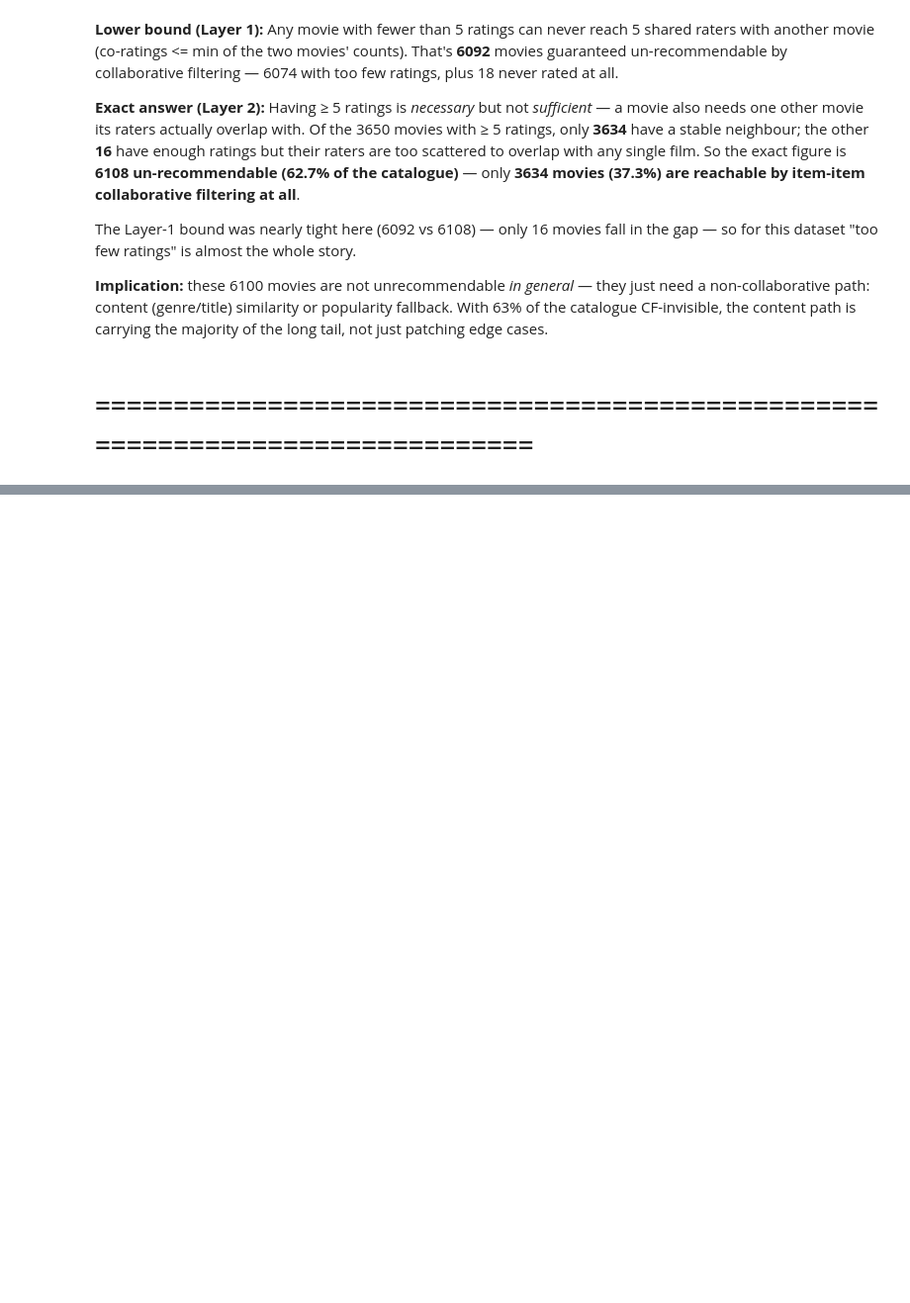
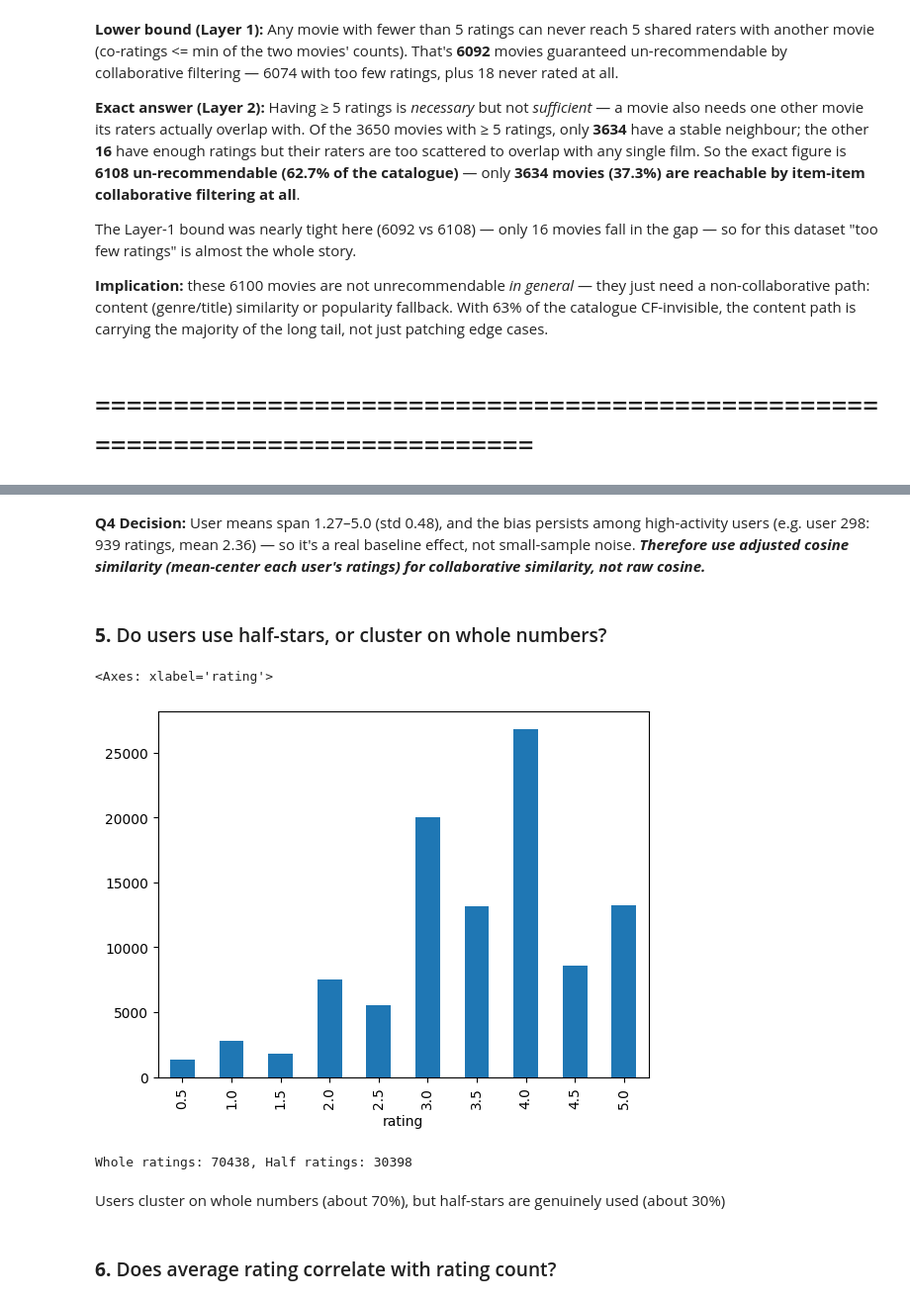
Before and after one commit to Bukunmi2108/givemore, a Jupyter notebook: pipeline/explore.ipynb, the cells around one changed output, grey strips where cells are left out. Shown at 99% size. Drawn from its saved outputs; the diff is of its cells as text; code cells hidden in the pictures; blank space fills up the shorter version.

```diff
--- a/pipeline/explore.ipynb
+++ b/pipeline/explore.ipynb
@@ -182,0 +239,20 @@ The Layer-1 bound was nearly tight here (6092 vs 6108) — only 16 movies fall i
+# %% [markdown]
+**Q4 Decision:** User means span 1.27–5.0 (std 0.48), and the bias persists among high-activity users (e.g. user 298: 939 ratings, mean 2.36) — so it's a real baseline effect, not small-sample noise. **_Therefore use adjusted cosine similarity (mean-center each user's ratings) for collaborative similarity, not raw cosine._**
+# %% [markdown]
+### **5.** Do users use half-stars, or cluster on whole numbers?
+# %%
+ratings_per_user = ratings.groupby("rating")["userId"].count()
+ratings_per_user.plot(kind="bar")
+# %% [output]
+<Axes: xlabel='rating'>
+[figure, added]
+# %%
+whole = ratings.loc[ratings["rating"] % 1 == 0, "rating"].count()
+half = ratings.loc[ratings["rating"] % 1 != 0, "rating"].count()
+print(f"Whole ratings: {whole}, Half ratings: {half}")
+# %% [output]
+Whole ratings: 70438, Half ratings: 30398
+# %% [markdown]
+Users cluster on whole numbers (about 70%), but half-stars are genuinely used (about 30%)
+# %% [markdown]
+### **6.** Does average rating correlate with rating count?
```
Also changed, not shown: parts of 19 cells of this notebook.
